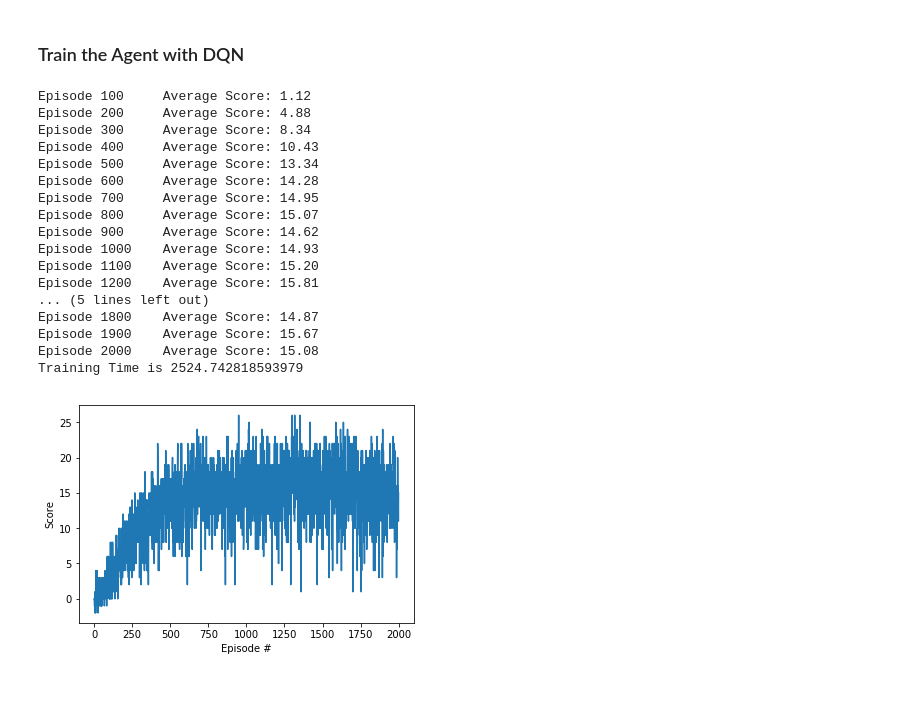
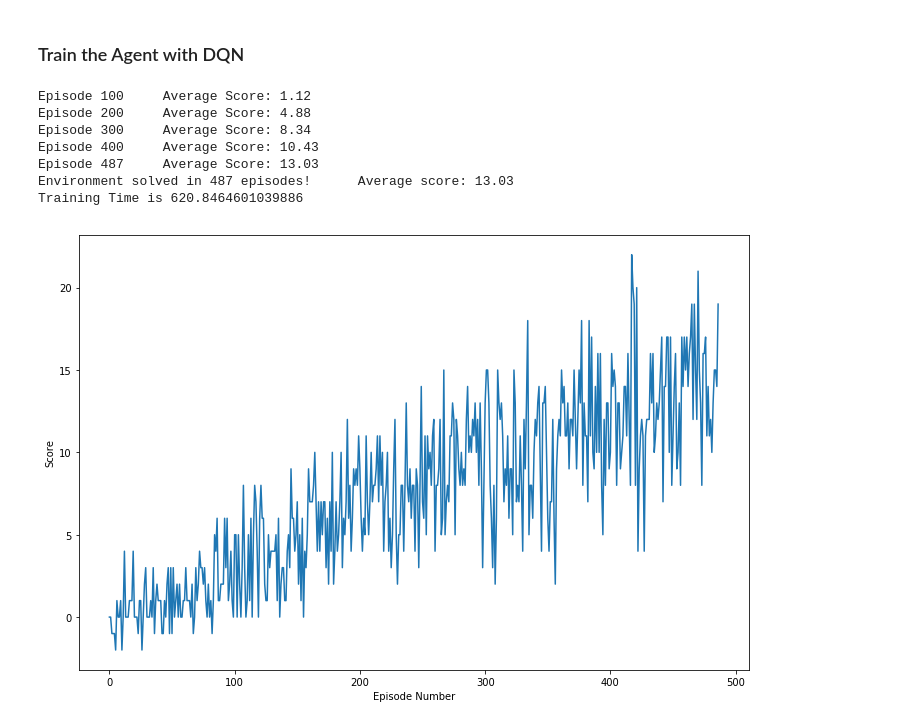
Before and after one commit to nalbert9/Deep_Reinforcement_Learning, a Jupyter notebook: P1_Navigation/Navigation.ipynb, the cells around one changed output. Drawn from its saved outputs; the diff is of its cells as text; code cells hidden in the pictures; blank space fills up the shorter version.

Commit message:
Retrained the agent

```diff
--- a/P1_Navigation/Navigation.ipynb
+++ b/P1_Navigation/Navigation.ipynb
@@ -169,39 +169,32 @@ def dqn(n_episodes=2000, max_t=1000, eps_start=1.0, eps_end=0.01, eps_decay=0.99
         print('\rEpisode {}\tAverage Score: {:.2f}'.format(i_episode, np.mean(scores_window)), end="")
         if i_episode % 100 == 0:
             print('\rEpisode {}\tAverage Score: {:.2f}'.format(i_episode, np.mean(scores_window)))
-        if np.mean(scores_window)>=200.0:
-            print('\nEnvironment solved in {:d} episodes!\tAverage Score: {:.2f}'.format(i_episode-100, np.mean(scores_window)))
+
+        # Our agent must get an average score of +13
+        if np.mean(scores_window) >= 13.0:
+            print("\nEnvironment solved in {:d} episodes!\t Average score: {:.2f}".format(i_episode, np.mean(scores_window)))
             torch.save(agent.qnetwork_local.state_dict(), 'checkpoint.pth')
             break
     return scores
+
+strt = time.time()
+scores = dqn()
+print('Training Time is {}'.format(time.time()-strt))
+# %% [output]
+Episode 100     Average Score: 1.12
+Episode 200     Average Score: 4.88
+Episode 300     Average Score: 8.34
+Episode 400     Average Score: 10.43
+Episode 487     Average Score: 13.03
+Environment solved in 487 episodes!      Average score: 13.03
+Training Time is 620.8464601039886
 # %%
-strt = time.time()
-scores = dqn()
-print('Training Time is {}'.format(time.time()-strt))
-
 # plot the scores
-fig = plt.figure()
+fig = plt.figure(figsize=(12, 8))
 ax = fig.add_subplot(111)
 plt.plot(np.arange(len(scores)), scores)
 plt.ylabel('Score')
-plt.xlabel('Episode #')
+plt.xlabel('Episode Number')
 plt.show()
 # %% [output]
-Episode 100     Average Score: 1.12
-Episode 200     Average Score: 4.88
-Episode 300     Average Score: 8.34
-Episode 400     Average Score: 10.43
-Episode 500     Average Score: 13.34
-Episode 600     Average Score: 14.28
-Episode 700     Average Score: 14.95
-Episode 800     Average Score: 15.07
-Episode 900     Average Score: 14.62
-Episode 1000    Average Score: 14.93
-Episode 1100    Average Score: 15.20
-Episode 1200    Average Score: 15.81
-... (5 lines left out)
-Episode 1800    Average Score: 14.87
-Episode 1900    Average Score: 15.67
-Episode 2000    Average Score: 15.08
-Training Time is 2524.742818593979
-[figure, old version]
+[figure, new version]
```
